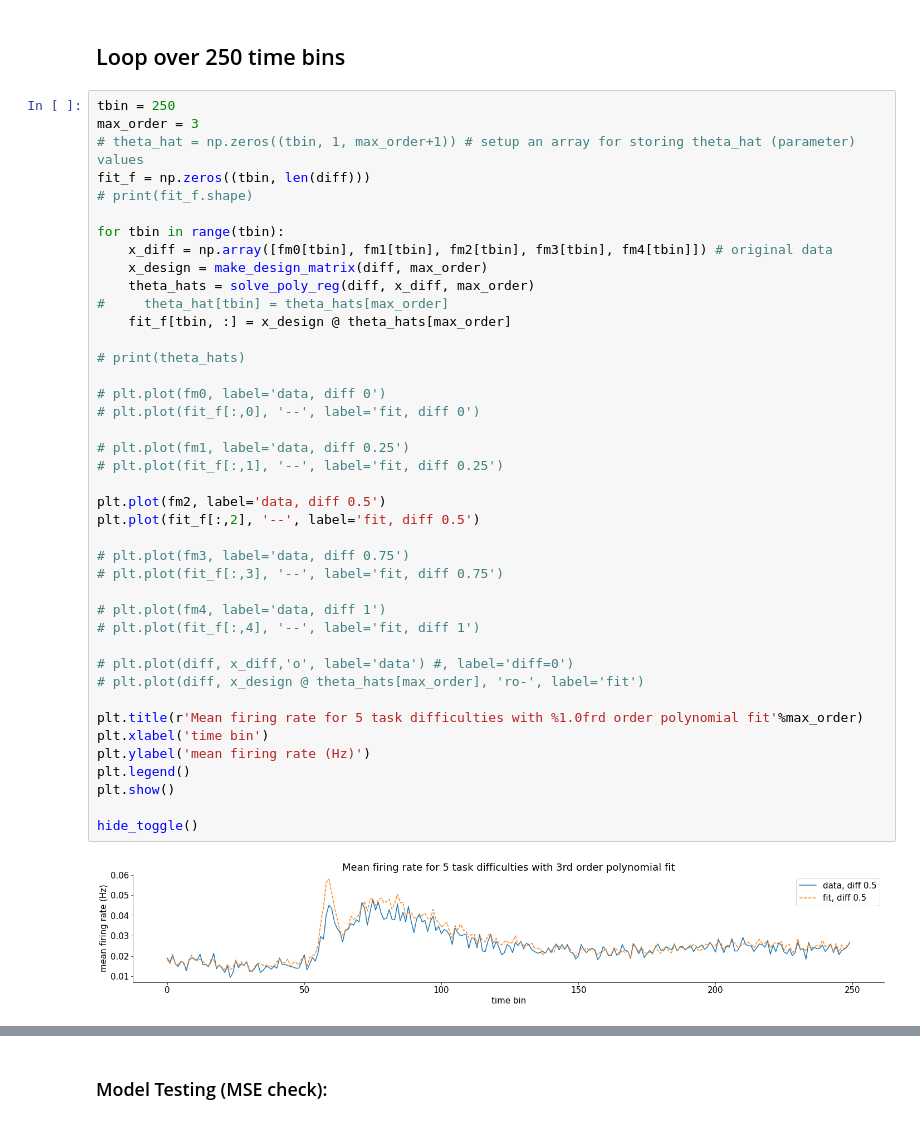
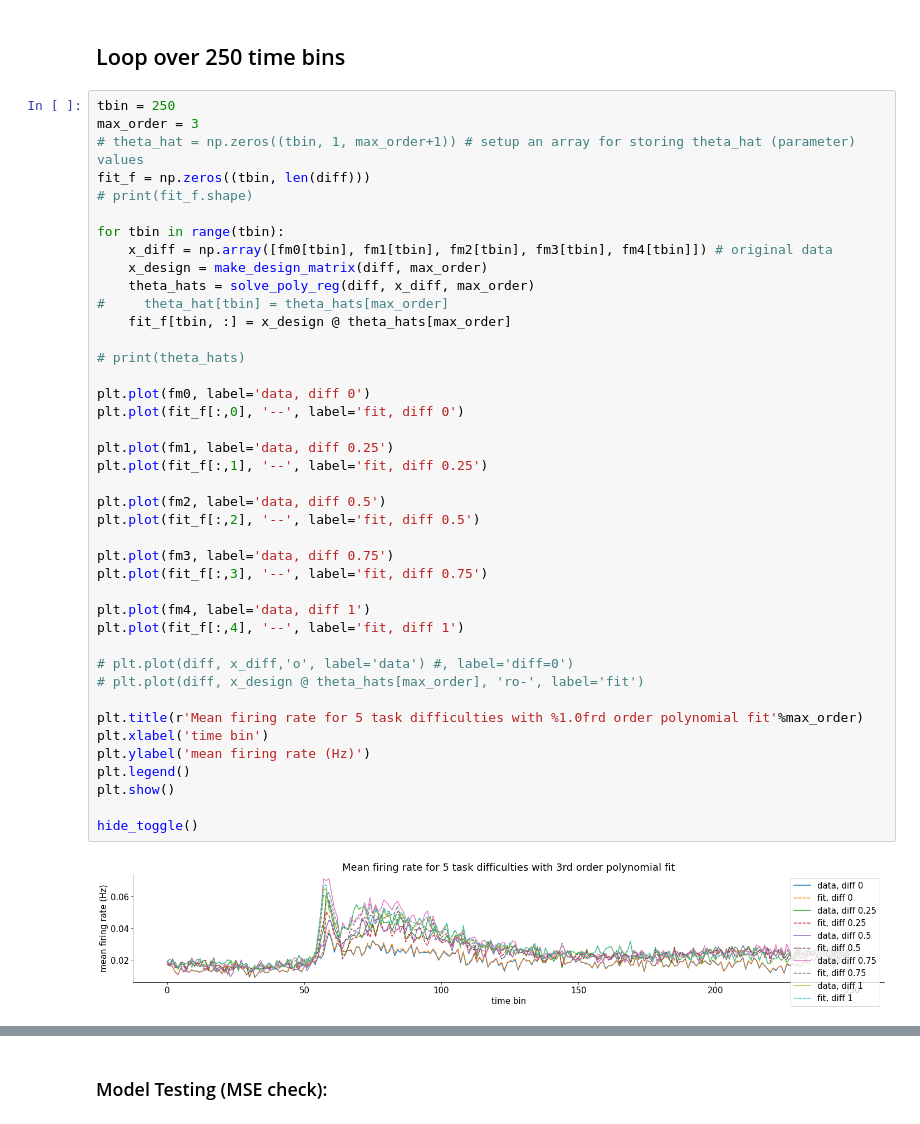
Before and after one commit to Y-Akihiro/NMA2020, a Jupyter notebook: Project_decision dinos/Steinmetz_modeling_test.ipynb, the cells around one changed output, grey strips where cells are left out. Cells and saved outputs as stored; diff of their text form.

```diff
--- a/Project_decision dinos/Steinmetz_modeling_test.ipynb
+++ b/Project_decision dinos/Steinmetz_modeling_test.ipynb
@@ -334,42 +334,42 @@ max_order = 3
 fit_f = np.zeros((tbin, len(diff)))
 # print(fit_f.shape)
 
 for tbin in range(tbin):
     x_diff = np.array([fm0[tbin], fm1[tbin], fm2[tbin], fm3[tbin], fm4[tbin]]) # original data
     x_design = make_design_matrix(diff, max_order)
     theta_hats = solve_poly_reg(diff, x_diff, max_order)
 #     theta_hat[tbin] = theta_hats[max_order]
     fit_f[tbin, :] = x_design @ theta_hats[max_order]
 
 # print(theta_hats)
 
-# plt.plot(fm0, label='data, diff 0')
-# plt.plot(fit_f[:,0], '--', label='fit, diff 0')
+plt.plot(fm0, label='data, diff 0')
+plt.plot(fit_f[:,0], '--', label='fit, diff 0')
 
-# plt.plot(fm1, label='data, diff 0.25')
-# plt.plot(fit_f[:,1], '--', label='fit, diff 0.25')
+plt.plot(fm1, label='data, diff 0.25')
+plt.plot(fit_f[:,1], '--', label='fit, diff 0.25')
 
 plt.plot(fm2, label='data, diff 0.5')
 plt.plot(fit_f[:,2], '--', label='fit, diff 0.5')
 
-# plt.plot(fm3, label='data, diff 0.75')
-# plt.plot(fit_f[:,3], '--', label='fit, diff 0.75')
+plt.plot(fm3, label='data, diff 0.75')
+plt.plot(fit_f[:,3], '--', label='fit, diff 0.75')
 
-# plt.plot(fm4, label='data, diff 1')
-# plt.plot(fit_f[:,4], '--', label='fit, diff 1')
+plt.plot(fm4, label='data, diff 1')
+plt.plot(fit_f[:,4], '--', label='fit, diff 1')
 
 # plt.plot(diff, x_diff,'o', label='data') #, label='diff=0')
 # plt.plot(diff, x_design @ theta_hats[max_order], 'ro-', label='fit')
 
 plt.title(r'Mean firing rate for 5 task difficulties with %1.0frd order polynomial fit'%max_order)
 plt.xlabel('time bin')
 plt.ylabel('mean firing rate (Hz)')
 plt.legend()
 plt.show()
 
 hide_toggle()
 # %% [output]
-[figure, old version]
+[figure, new version]
 [interactive output not drawn]
 # %% [markdown]
 ### Model Testing (MSE check):
```
